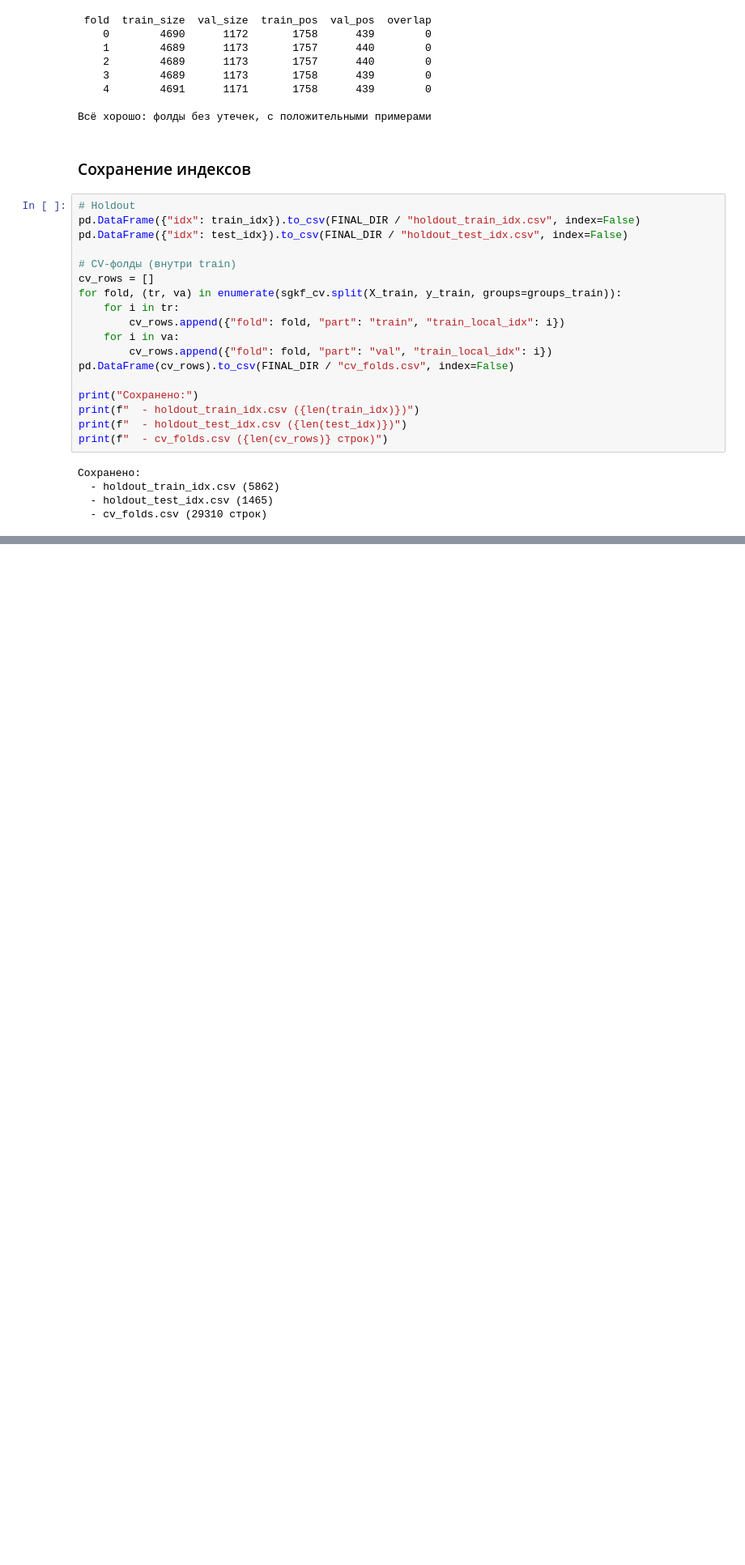
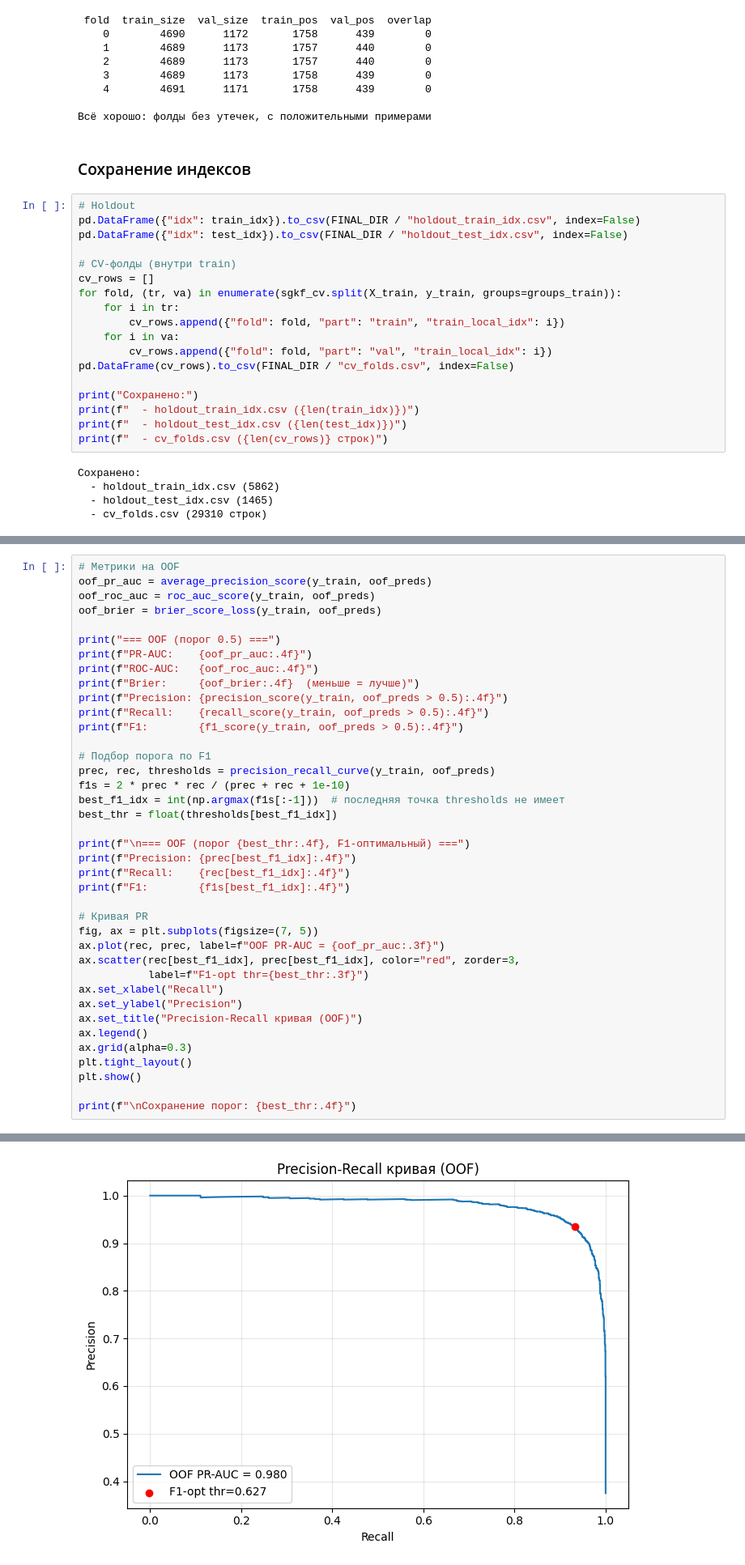
Before and after one commit to Sladkiy-Bo/exoplanet-detector, a Jupyter notebook: notebooks/02b_nasa_tabular_model.ipynb, the cells around one changed output, grey strips where cells are left out. Shown at 81% size. Saved outputs shown, nothing was run; the diff lists cells and outputs as text; blank space fills up the shorter version.

```diff
--- a/notebooks/02b_nasa_tabular_model.ipynb
+++ b/notebooks/02b_nasa_tabular_model.ipynb
@@ -109,0 +190,40 @@ print(f"  - cv_folds.csv ({len(cv_rows)} строк)")
+# %%
+# Метрики на OOF
+oof_pr_auc = average_precision_score(y_train, oof_preds)
+oof_roc_auc = roc_auc_score(y_train, oof_preds)
+oof_brier = brier_score_loss(y_train, oof_preds)
+
+print("=== OOF (порог 0.5) ===")
+print(f"PR-AUC:    {oof_pr_auc:.4f}")
+print(f"ROC-AUC:   {oof_roc_auc:.4f}")
+print(f"Brier:     {oof_brier:.4f}  (меньше = лучше)")
+print(f"Precision: {precision_score(y_train, oof_preds > 0.5):.4f}")
+print(f"Recall:    {recall_score(y_train, oof_preds > 0.5):.4f}")
+print(f"F1:        {f1_score(y_train, oof_preds > 0.5):.4f}")
+
+# Подбор порога по F1
+prec, rec, thresholds = precision_recall_curve(y_train, oof_preds)
+f1s = 2 * prec * rec / (prec + rec + 1e-10)
+best_f1_idx = int(np.argmax(f1s[:-1]))  # последняя точка thresholds не имеет
+best_thr = float(thresholds[best_f1_idx])
+
+print(f"\n=== OOF (порог {best_thr:.4f}, F1-оптимальный) ===")
+print(f"Precision: {prec[best_f1_idx]:.4f}")
+print(f"Recall:    {rec[best_f1_idx]:.4f}")
+print(f"F1:        {f1s[best_f1_idx]:.4f}")
+
+# Кривая PR
+fig, ax = plt.subplots(figsize=(7, 5))
+ax.plot(rec, prec, label=f"OOF PR-AUC = {oof_pr_auc:.3f}")
+ax.scatter(rec[best_f1_idx], prec[best_f1_idx], color="red", zorder=3,
+           label=f"F1-opt thr={best_thr:.3f}")
+ax.set_xlabel("Recall")
+ax.set_ylabel("Precision")
+ax.set_title("Precision-Recall кривая (OOF)")
+ax.legend()
+ax.grid(alpha=0.3)
+plt.tight_layout()
+plt.show()
+
+print(f"\nСохранение порог: {best_thr:.4f}")
+# %% [output]
@@ -109,0 +242 @@ print(f"  - cv_folds.csv ({len(cv_rows)} строк)")
+[figure, added]
```
Also changed, not shown: parts of 14 cells of this notebook, 5 other files.
